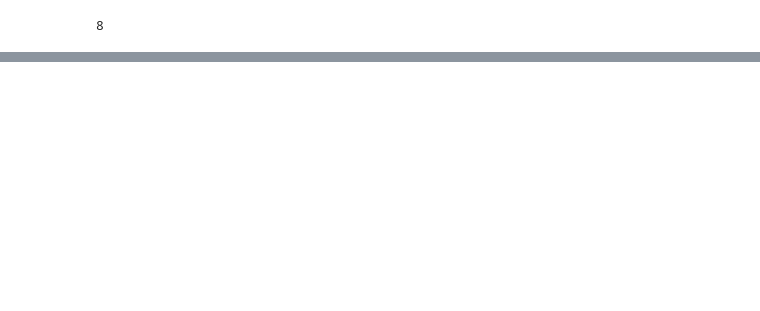
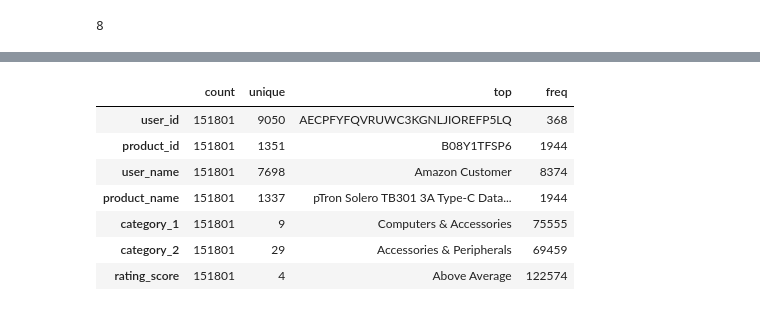
Before and after one commit to bimal-bp/MLops-Recommendation-Project, a Jupyter notebook: notebook.ipynb, the cells around one changed output, grey strips where cells are left out. Saved outputs shown, nothing was run; the diff lists cells and outputs as text; code cells hidden in the pictures; blank space fills up the shorter version.

```diff
--- a/notebook.ipynb
+++ b/notebook.ipynb
@@ -22,0 +78,11 @@ df2.isnull().sum().sum()
+# %%
+df.describe(include=object).T
+# %% [output]
+|  | count | unique | top | freq |
+| user_id | 151801 | 9050 | AECPFYFQVRUWC3KGNLJIOREFP5LQ | 368 |
+| product_id | 151801 | 1351 | B08Y1TFSP6 | 1944 |
+| user_name | 151801 | 7698 | Amazon Customer | 8374 |
+| product_name | 151801 | 1337 | pTron Solero TB301 3A Type-C Data... | 1944 |
+| category_1 | 151801 | 9 | Computers & Accessories | 75555 |
+| category_2 | 151801 | 29 | Accessories & Peripherals | 69459 |
+| rating_score | 151801 | 4 | Above Average | 122574 |
```
Also changed, not shown: parts of 19 cells of this notebook.
